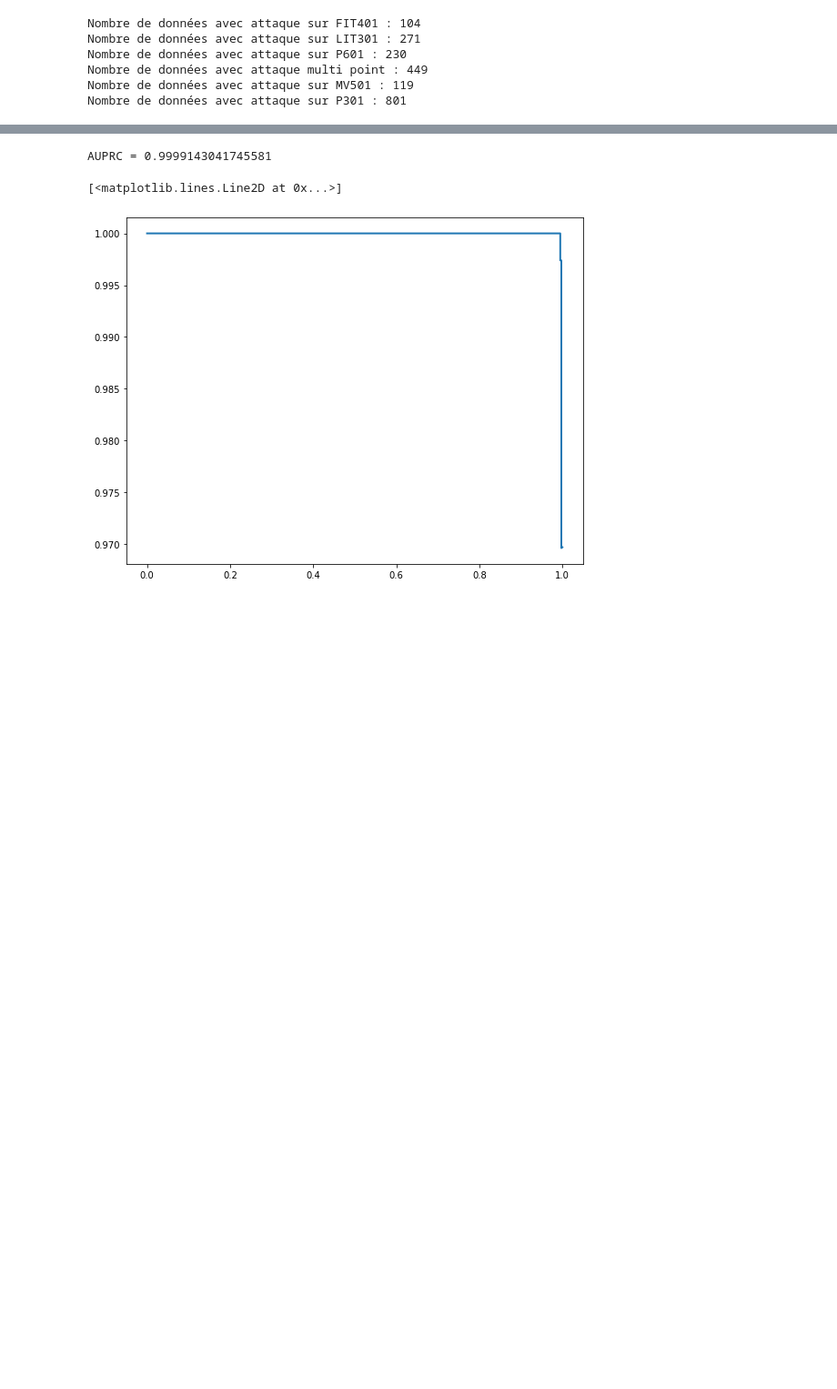
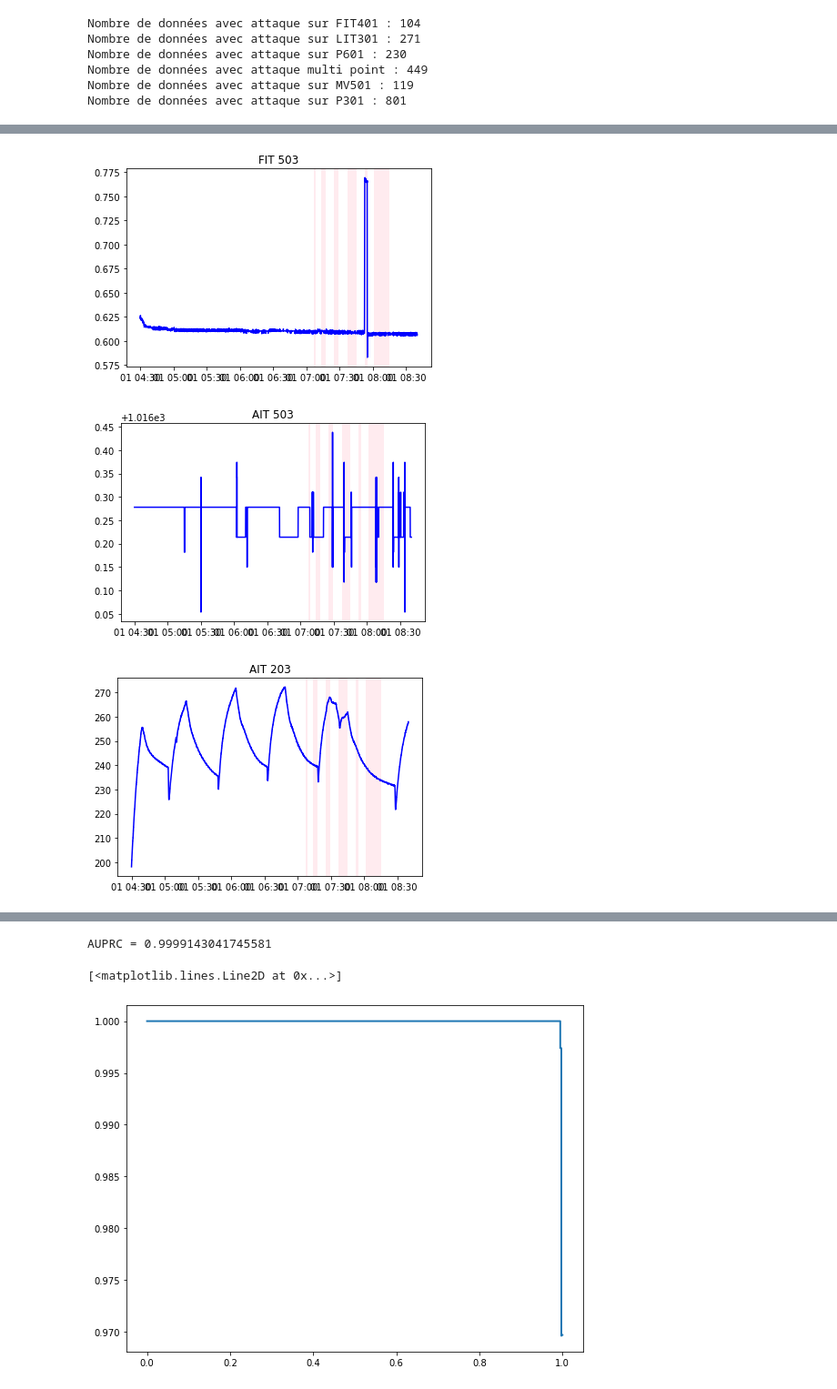
Before and after one commit to lnassabain/Anomaly-detection-and-prediction-for-Water-treatment-system, a Jupyter notebook: clean_data.ipynb, the cells around one changed output, grey strips where cells are left out. Shown at 91% size. Cells and saved outputs as stored; diff of their text form; code cells hidden in the pictures; blank space fills up the shorter version.

```diff
--- a/clean_data.ipynb
+++ b/clean_data.ipynb
@@ -1015,0 +713,80 @@ ax.set_title('Ordering of features by importance to the model learnt ' \
+# %%
+_deb_FIT401 = real_deb_FIT401
+_fin_FIT401 = real_fin_FIT401
+
+_deb_LIT301 = real_deb_LIT301
+_fin_LIT301 = real_fin_LIT301
+
+_deb_P601 = real_deb_P601
+_fin_P601 = real_fin_P601
+
+_deb_MultiPoint = real_deb_MultiPoint
+_fin_MultiPoint = real_fin_MultiPoint
+
+_deb_MV501 = real_deb_MV501
+_fin_MV501 = real_fin_MV501
+
+_deb_P301 = real_deb_P301
+_fin_P301 = real_fin_P301
+
+# specify a date to use for the times
+zero = pd.datetime(1,1,1)
+time = [zero + t for t in df['timestamp']]
+
+
+_deb_FIT401 += zero
+_fin_FIT401 += zero
+
+_deb_LIT301 += zero
+_fin_LIT301 += zero
+
+_deb_P601 += zero
+_fin_P601 += zero
+
+_deb_MultiPoint += zero
+_fin_MultiPoint += zero
+
+_deb_MV501 += zero
+_fin_MV501 += zero
+
+_deb_P301 += zero
+_fin_P301 += zero
+
+# convert datetimes to numbers
+zero = mdates.date2num(zero)
+time = [t-zero for t in mdates.date2num(time)]
+_deb_FIT401 = mdates.date2num(_deb_FIT401) - zero
+_fin_FIT401 = mdates.date2num(_fin_FIT401) - zero
+
+_deb_LIT301 = mdates.date2num(_deb_LIT301) - zero
+_fin_LIT301 = mdates.date2num(_fin_LIT301) - zero
+
+_deb_P601 = mdates.date2num(_deb_P601) - zero
+_fin_P601 = mdates.date2num(_fin_P601) - zero
+
+_deb_MultiPoint = mdates.date2num(_deb_MultiPoint) - zero
+_fin_MultiPoint = mdates.date2num(_fin_MultiPoint) - zero
+
+_deb_MV501 = mdates.date2num(_deb_MV501) - zero
+_fin_MV501 = mdates.date2num(_fin_MV501) - zero
+
+_deb_P301 = mdates.date2num(_deb_P301) - zero
+_fin_P301 = mdates.date2num(_fin_P301) - zero
+
+#add data to plots
+for i in range(0,len(num_list)):
+    fig, axs = plt.subplots()
+    axs.title.set_text(num_list[i])
+    axs.plot_date(time, df[num_list[i]],'b-')
+    axs.axvspan(_deb_FIT401,_fin_FIT401, facecolor='pink',alpha=0.3)# FIT401 atk
+    axs.axvspan(_deb_LIT301,_fin_LIT301, facecolor='pink',alpha=0.3)# LIT301_atk
+    axs.axvspan(_deb_P601,_fin_P601, facecolor='pink',alpha=0.3)# P601_atk
+    axs.axvspan(_deb_MultiPoint,_fin_MultiPoint, facecolor='pink',alpha=0.3)# Multipoint_atk
+    axs.axvspan(_deb_MV501,_fin_MV501, facecolor='pink',alpha=0.3)# MV501_atk
+    axs.axvspan(_deb_P301,_fin_P301, facecolor='pink',alpha=0.3)# P301_atk
+
+    plt.savefig('./bad_timezones/' + num_list[i] + '.jpg')
+# %% [output]
+[figure, added]
+[figure, added]
+[figure, added]
```
Also changed, not shown: parts of 169 cells of this notebook.
